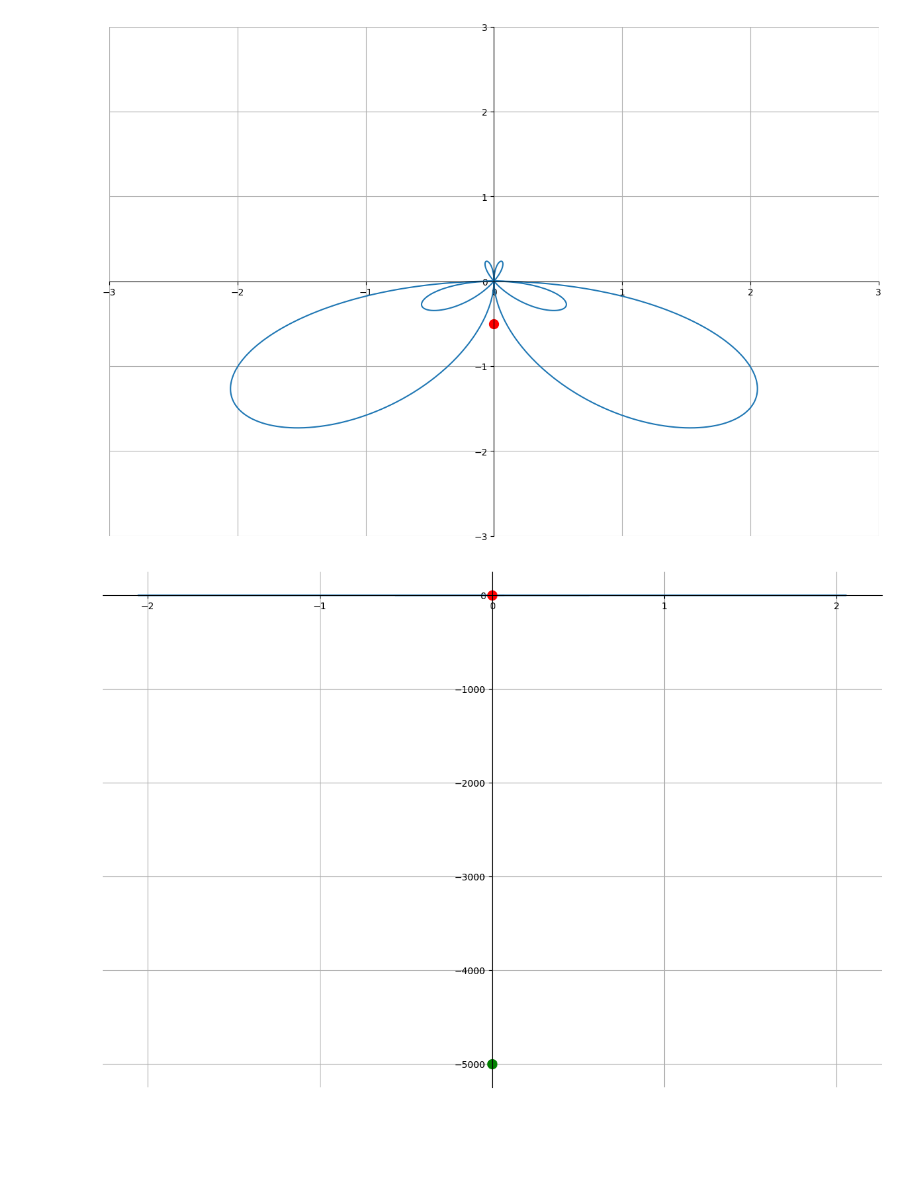
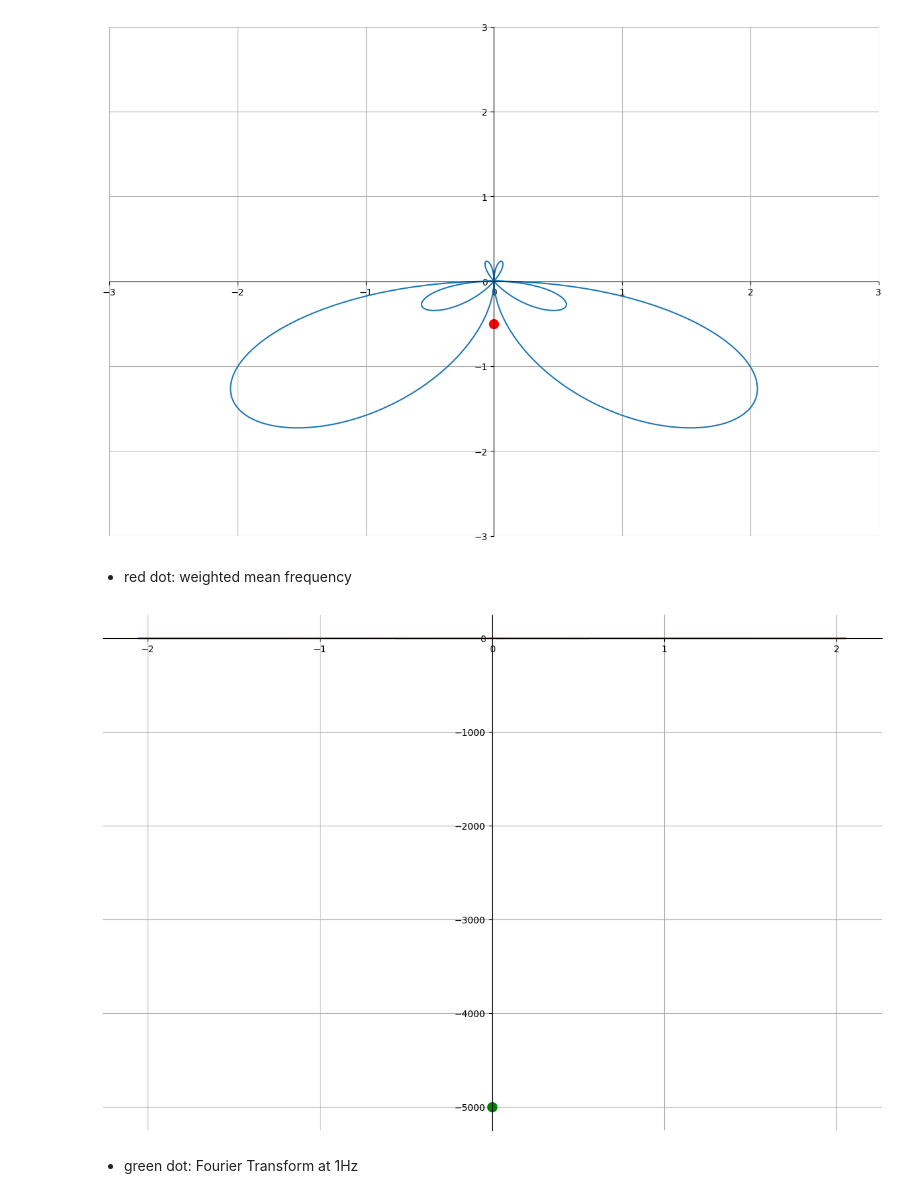
Before and after one commit to KhoanDoanVan/self_geeksforgeeks_ml_learning, a Jupyter notebook: src/digital-signal-processing/learning/musikalkemist/12_defining_the_fourier_transform_using_complex_numbers/fourier_transform.ipynb, the cells around one changed output. Cells and saved outputs as stored; diff of their text form; code cells hidden in the pictures; blank space fills up the shorter version.

Commit message:
[update] digital-signal-processing/musikalkemist/12_defining_the_fourier_transform_using_complex_number/fourier_transform.ipynb

```diff
--- a/src/digital-signal-processing/learning/musikalkemist/12_defining_the_fourier_transform_using_complex_numbers/fourier_transform.ipynb
+++ b/src/digital-signal-processing/learning/musikalkemist/12_defining_the_fourier_transform_using_complex_numbers/fourier_transform.ipynb
@@ -84,7 +88,7 @@ def plot_fourier_transform(
 ):
 
     # Create sinusoid and signal
-    pure_tone = create_pure_tone(signal_frequency, time)
+    pure_tone = create_pure_tone(pure_tone_frequency, time)
 
     signal = create_signal(signal_frequency, time)
 
@@ -164,13 +174,17 @@ plot_fourier_transform(
 )
 # %% [output]
 [figure]
+# %% [markdown]
+- red dot: weighted mean frequency
 # %%
 plot_fourier_transform(
     pure_tone_frequency=1.0,
     signal_frequency=1,
     time=time,
-    plot_centre_of_gravity=True,
+    plot_centre_of_gravity=False,
     plot_sum=True
 )
 # %% [output]
-[figure, old version]
+[figure, new version]
+# %% [markdown]
+- green dot: Fourier Transform at 1Hz
```
Also changed, not shown: parts of 7 cells of this notebook, 2 other files.
